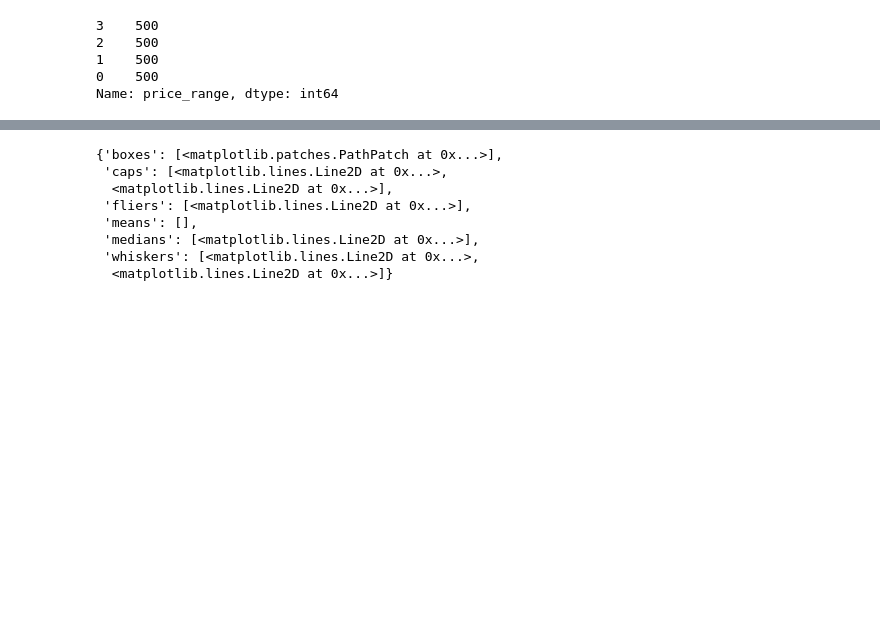
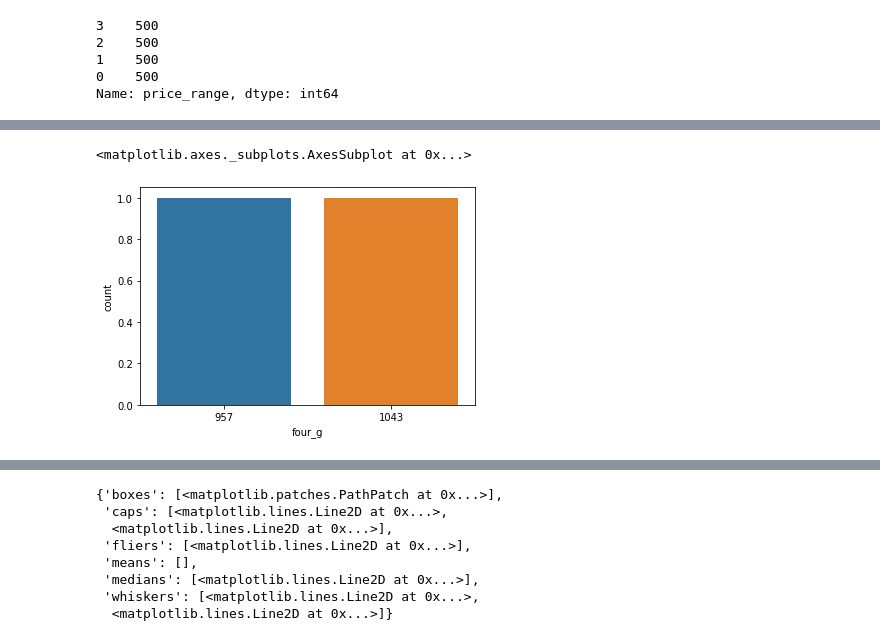
Before and after one commit to VaideswarReddy/Mobile_price_prediction, a Jupyter notebook: Mobile_price_prediction_Vaideswar.ipynb, the cells around one changed output, grey strips where cells are left out. Cells and saved outputs as stored; diff of their text form; code cells hidden in the pictures; blank space fills up the shorter version.

```diff
--- a/Mobile_price_prediction_Vaideswar.ipynb
+++ b/Mobile_price_prediction_Vaideswar.ipynb
@@ -67,0 +92,5 @@ Name: price_range, dtype: int64
+# %%
+sns.countplot(df.four_g.value_counts())
+# %% [output]
+<matplotlib.axes._subplots.AxesSubplot at 0x...>
+[figure, added]
```
Also changed, not shown: parts of 34 cells of this notebook.
